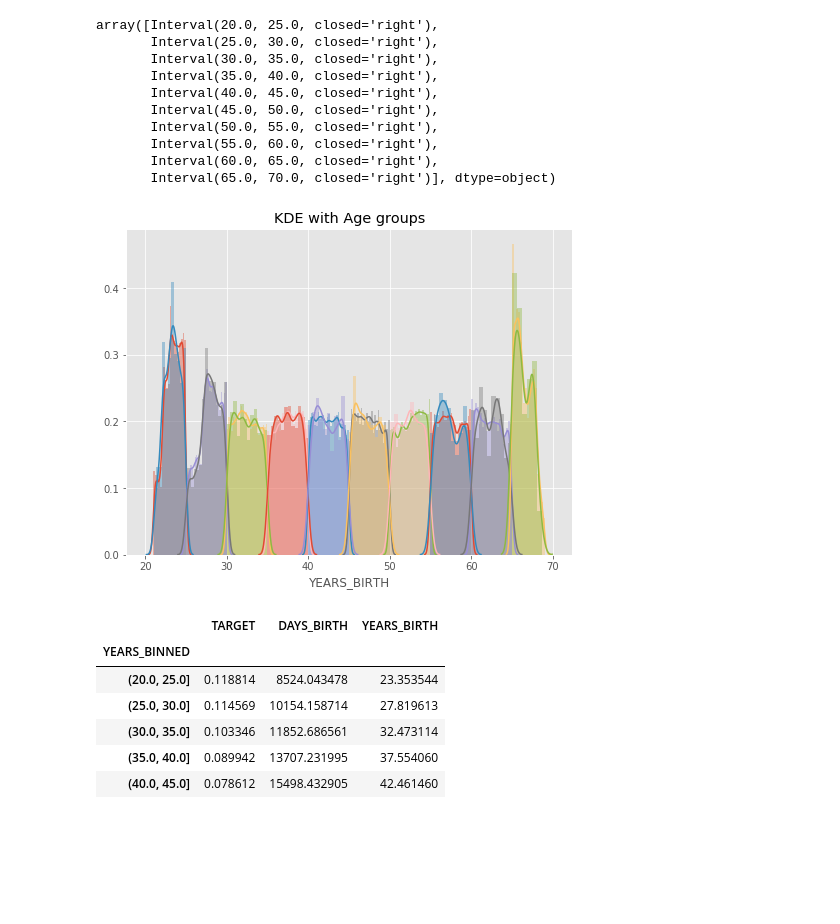
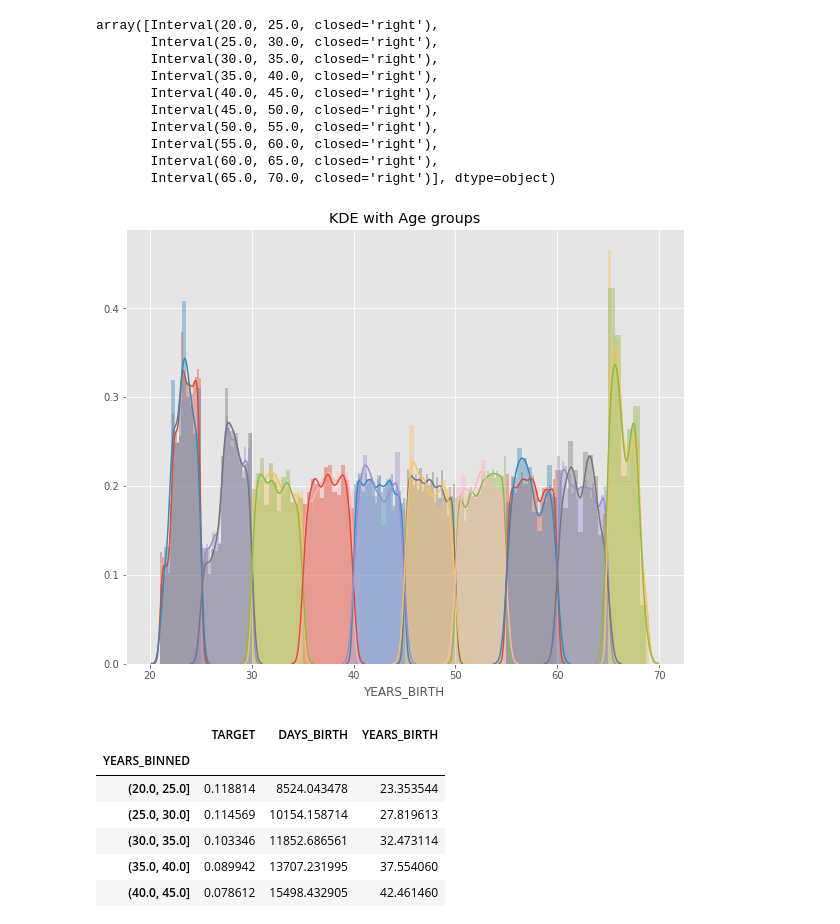
Before and after one commit to evaSu00/4th-ML100Days, a Jupyter notebook: homework/Day_016_HW.ipynb, the cells around one changed output. Cells and saved outputs as stored; diff of their text form; code cells hidden in the pictures; blank space fills up the shorter version.

```diff
--- a/homework/Day_016_HW.ipynb
+++ b/homework/Day_016_HW.ipynb
@@ -148,18 +148,18 @@ array([Interval(20.0, 25.0, closed='right'),
 # %%
 # 繪圖前先排序 / 分組
 year_group_sorted = np.sort(age_data['YEARS_BINNED'].unique())
 
-plt.figure(figsize=(8,6))
+plt.figure(figsize=(10,8))
 for i in range(len(year_group_sorted)):
     sns.distplot(age_data.loc[(age_data['YEARS_BINNED'] == year_group_sorted[i]) & \
                               (age_data['TARGET'] == 0), 'YEARS_BIRTH'], label = str(year_group_sorted[i]))
 
     sns.distplot(age_data.loc[(age_data['YEARS_BINNED'] == year_group_sorted[i]) & \
                               (age_data['TARGET'] == 1), 'YEARS_BIRTH'], label = str(year_group_sorted[i]))
 plt.title('KDE with Age groups')
 plt.show()
 # %% [output]
-[figure, old version]
+[figure, new version]
 # %%
 # 計算每個年齡區間的 Target、DAYS_BIRTH與 YEARS_BIRTH 的平均值
 age_groups  = age_data.groupby('YEARS_BINNED').mean()
```
